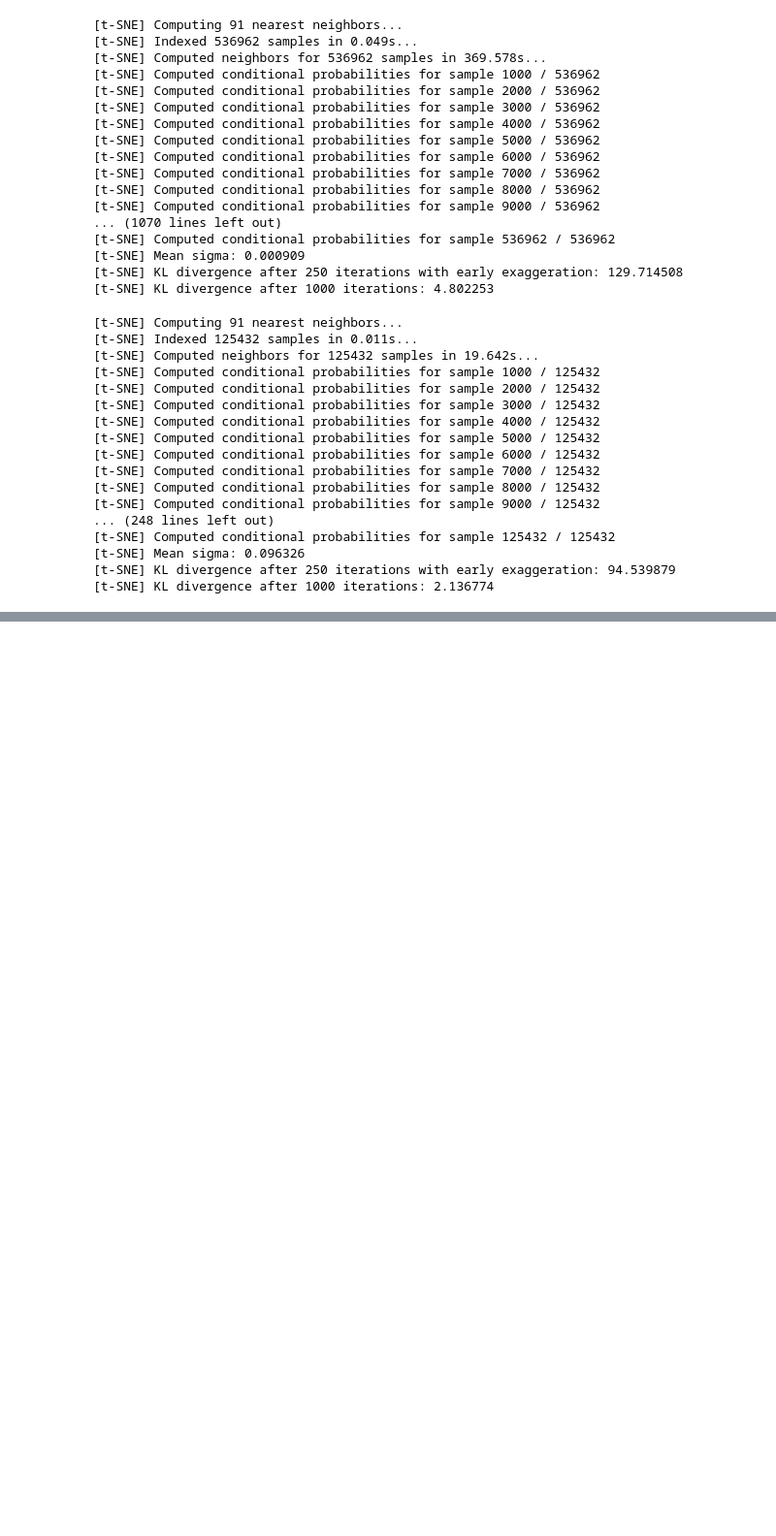
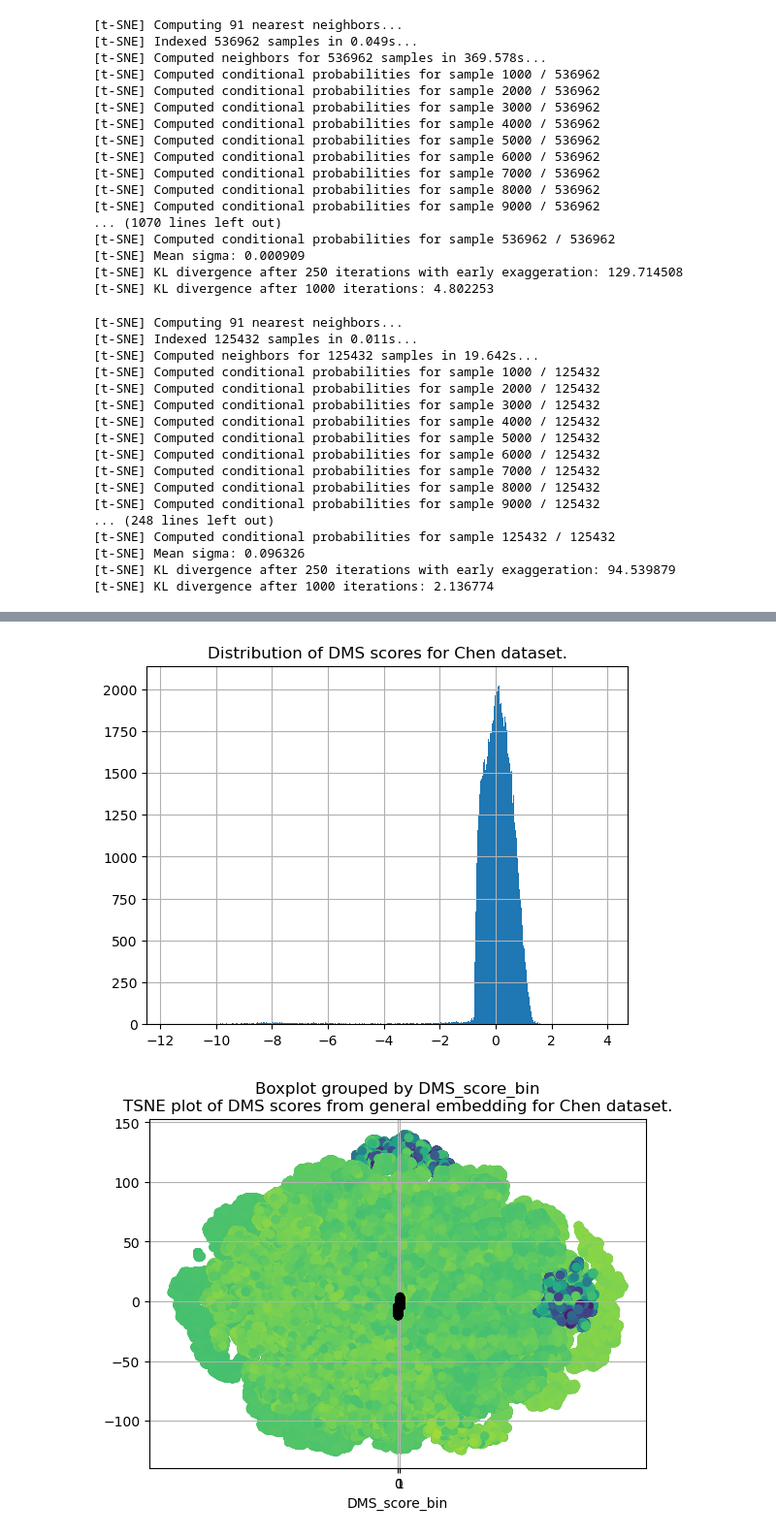
Before and after one commit to rahikot/MLBProject, a Jupyter notebook: MLBDataProcessing.ipynb, the cells around one changed output, grey strips where cells are left out. Shown at 97% size. Drawn from its saved outputs; the diff is of its cells as text; code cells hidden in the pictures; blank space fills up the shorter version.

```diff
--- a/MLBDataProcessing.ipynb
+++ b/MLBDataProcessing.ipynb
@@ -251,0 +272,5 @@ generate_plots("tsuboyama")
+# %%
+generate_plots("chen")
+# %% [output]
+[figure, added]
+[figure, added]
```
Also changed, not shown: parts of 4 cells of this notebook, 1 other file.
